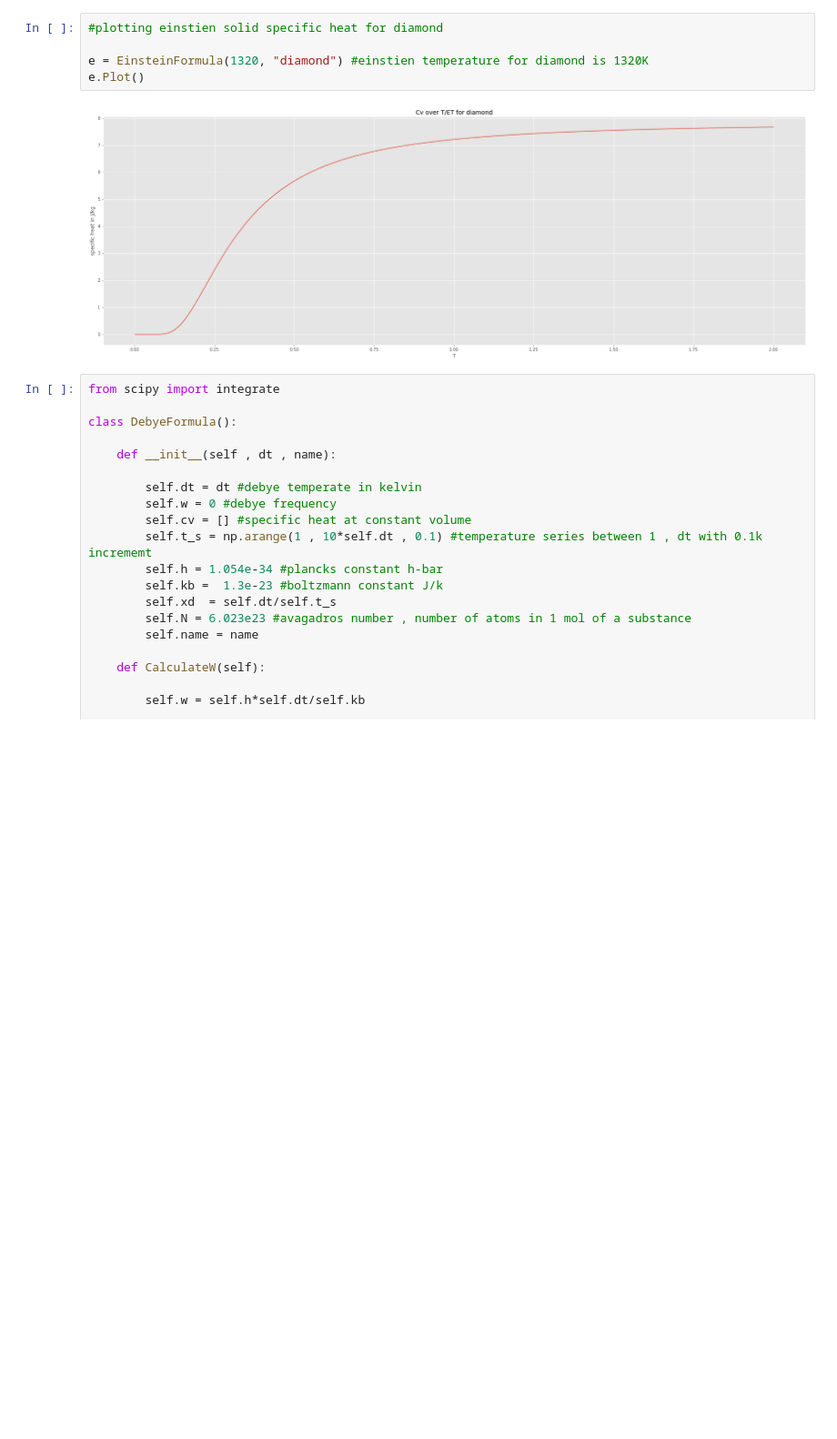
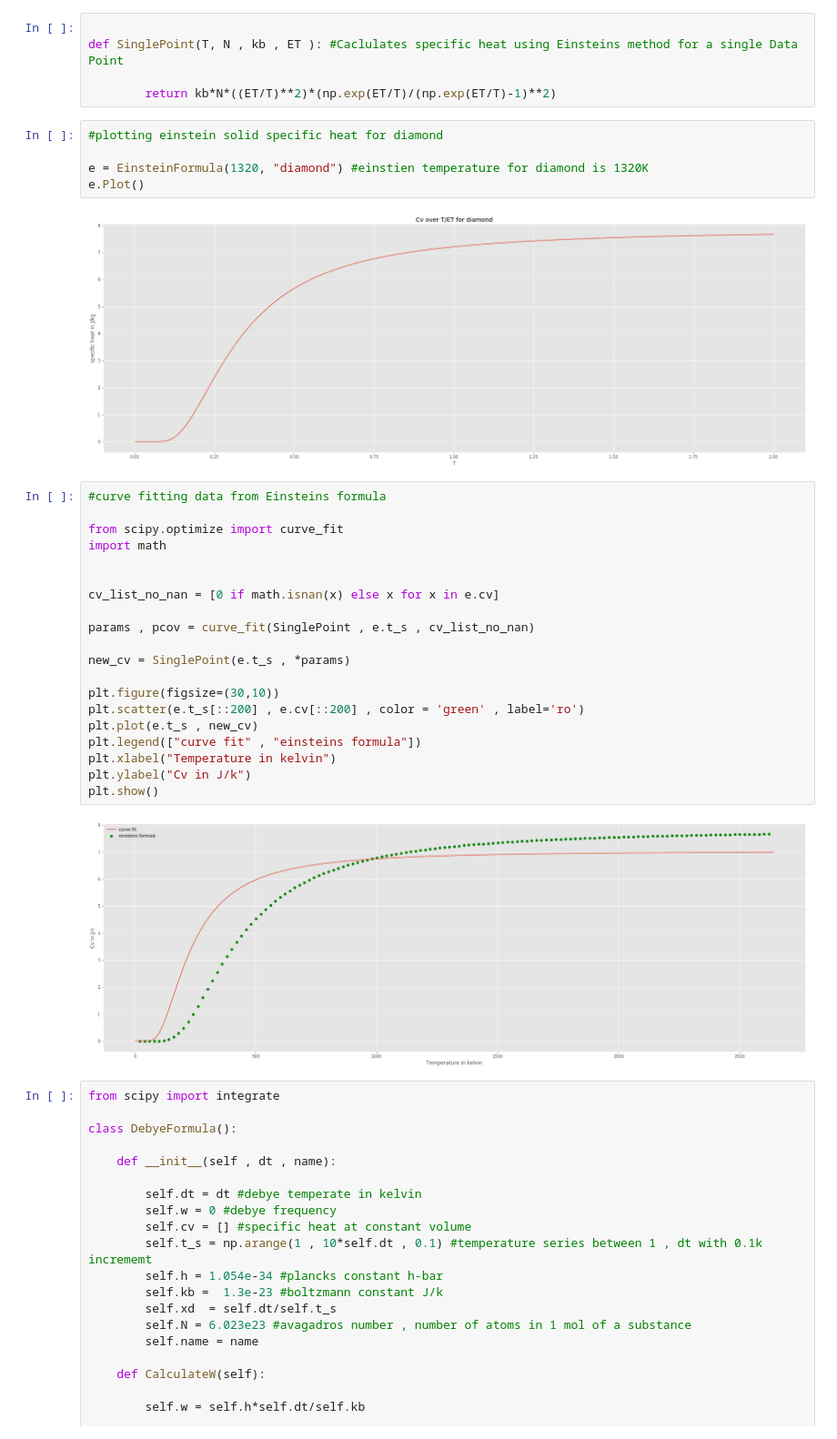
Before and after one commit to Aasrith1906/Mentorship-Program, a Jupyter notebook: session 3/Session 3 (specific heat).ipynb, the cells around one changed output. Shown: that part at 91% size. Saved outputs shown, nothing was run; the diff lists cells and outputs as text; blank space fills up the shorter version.

Commit message:
curve fit

```diff
--- a/session 3/Session 3 (specific heat).ipynb
+++ b/session 3/Session 3 (specific heat).ipynb
@@ -44,13 +45,40 @@ class EinsteinFormula():
         plt.xlabel("T")
         plt.ylabel("specific heat in J/kg")
         plt.show()
+# %%
+
+def SinglePoint(T, N , kb , ET ): #Caclulates specific heat using Einsteins method for a single Data Point
+
+        return kb*N*((ET/T)**2)*(np.exp(ET/T)/(np.exp(ET/T)-1)**2)
 # %%
-#plotting einstien solid specific heat for diamond
+#plotting einstein solid specific heat for diamond
 
 e = EinsteinFormula(1320, "diamond") #einstien temperature for diamond is 1320K
 e.Plot()
 # %% [output]
 [figure]
+# %%
+#curve fitting data from Einsteins formula
+
+from scipy.optimize import curve_fit
+import math
+
+
+cv_list_no_nan = [0 if math.isnan(x) else x for x in e.cv]
+
+params , pcov = curve_fit(SinglePoint , e.t_s , cv_list_no_nan)
+
+new_cv = SinglePoint(e.t_s , *params)
+
+plt.figure(figsize=(30,10))
+plt.scatter(e.t_s[::200] , e.cv[::200] , color = 'green' , label='ro')
+plt.plot(e.t_s , new_cv)
+plt.legend(["curve fit" , "einsteins formula"])
+plt.xlabel("Temperature in kelvin")
+plt.ylabel("Cv in J/k")
+plt.show()
+# %% [output]
+[figure, added]
 # %%
 from scipy import integrate
 
```
Also changed, not shown: parts of 3 cells of this notebook.
